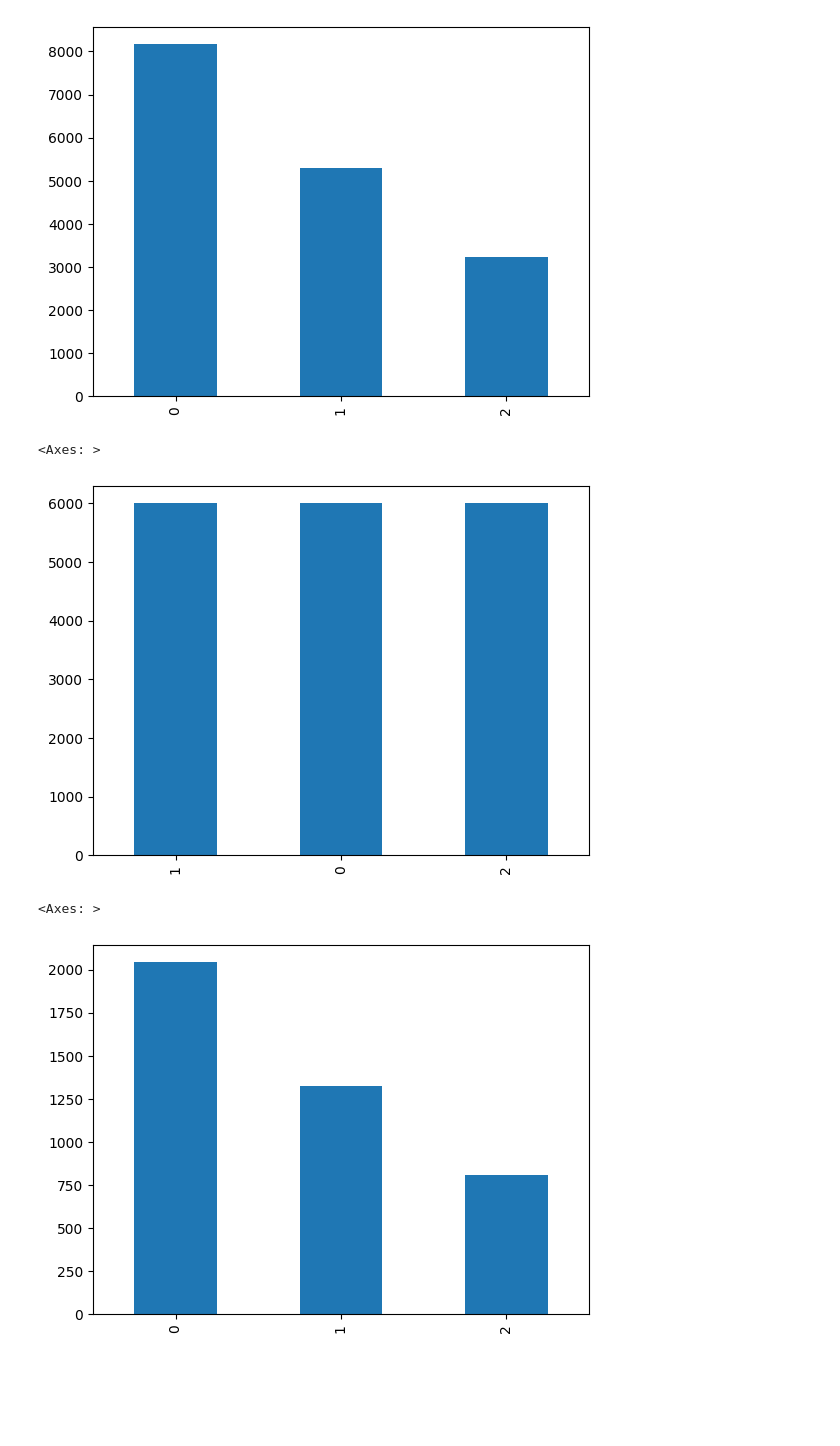
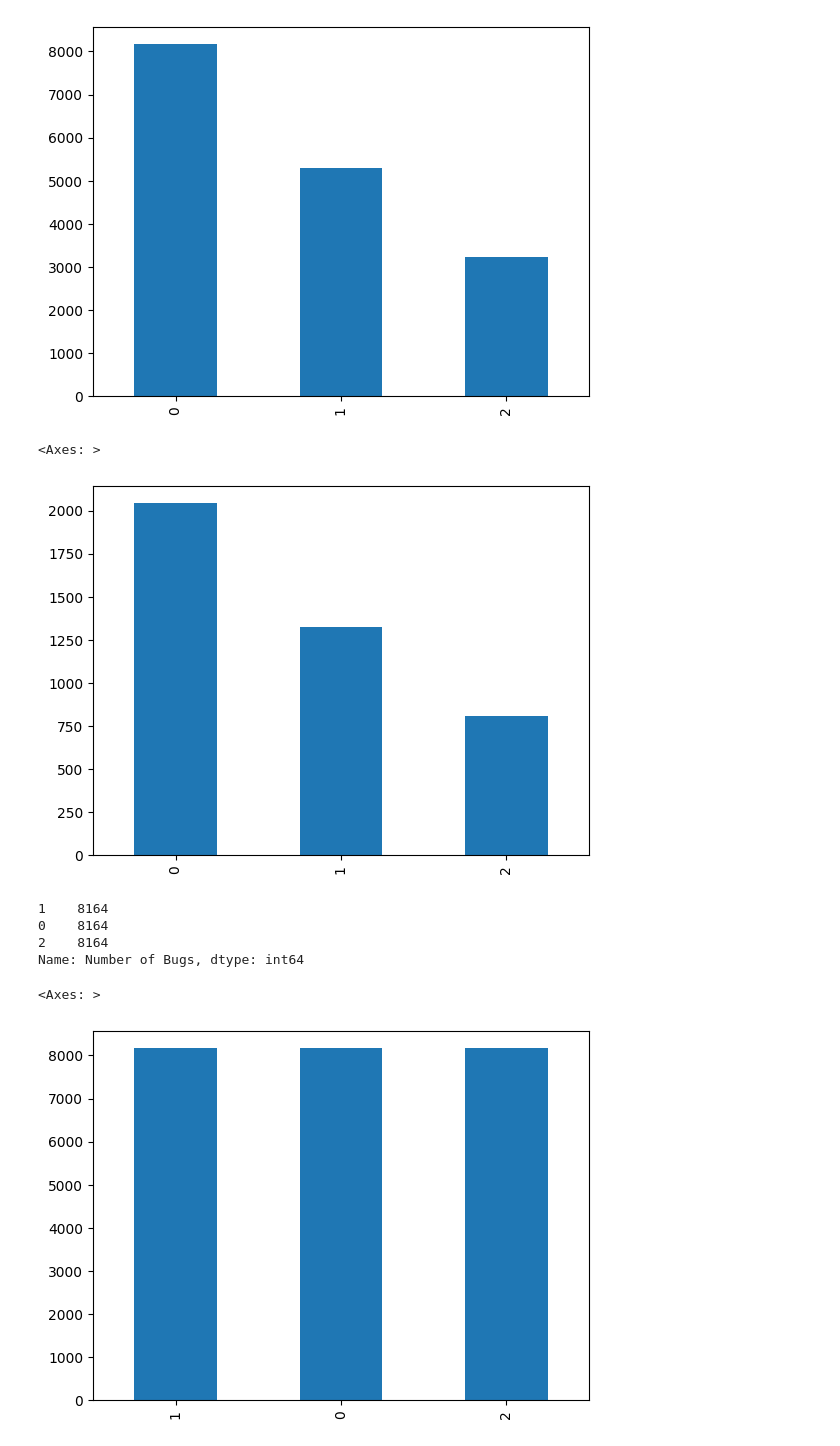
Before and after one commit to vajihe-ameri/predict-software-bugs-in-java-classes, a Jupyter notebook: proccess_df.ipynb, the cells around one changed output. Drawn from its saved outputs; the diff is of its cells as text; code cells hidden in the pictures; blank space fills up the shorter version.

```diff
--- a/proccess_df.ipynb
+++ b/proccess_df.ipynb
@@ -247,11 +238,27 @@ for grp in train_set['Number of Bugs'].unique():
+# %%
+test_target = test_set.pop("Number of Bugs")
+test_features = test_set
+
+train_target = train_set.pop("Number of Bugs")
+train_features = train_set
 # %%
-train_resampled['Number of Bugs'].value_counts().plot(kind='bar')
+test_target.value_counts().plot(kind='bar')
 # %% [output]
 <Axes: >
-[figure, old version]
+[figure, new version]
-# %%
-test_set['Number of Bugs'].value_counts().plot(kind='bar')
-# %% [output]
-<Axes: >
-[figure, removed]
+# %%
+from imblearn.over_sampling import RandomOverSampler
+
+ros = RandomOverSampler(random_state=42)
+# fit predictor and target variable
+new_train_features, new_train_target = ros.fit_resample(train_features, train_target)
+print(new_train_target.value_counts())
+new_train_target.value_counts().plot(kind="bar")
+# %% [output]
+1    8164
+0    8164
+2    8164
+Name: Number of Bugs, dtype: int64
+<Axes: >
+[figure, added]
 # %%
```
Also changed, not shown: parts of 20 cells of this notebook.
